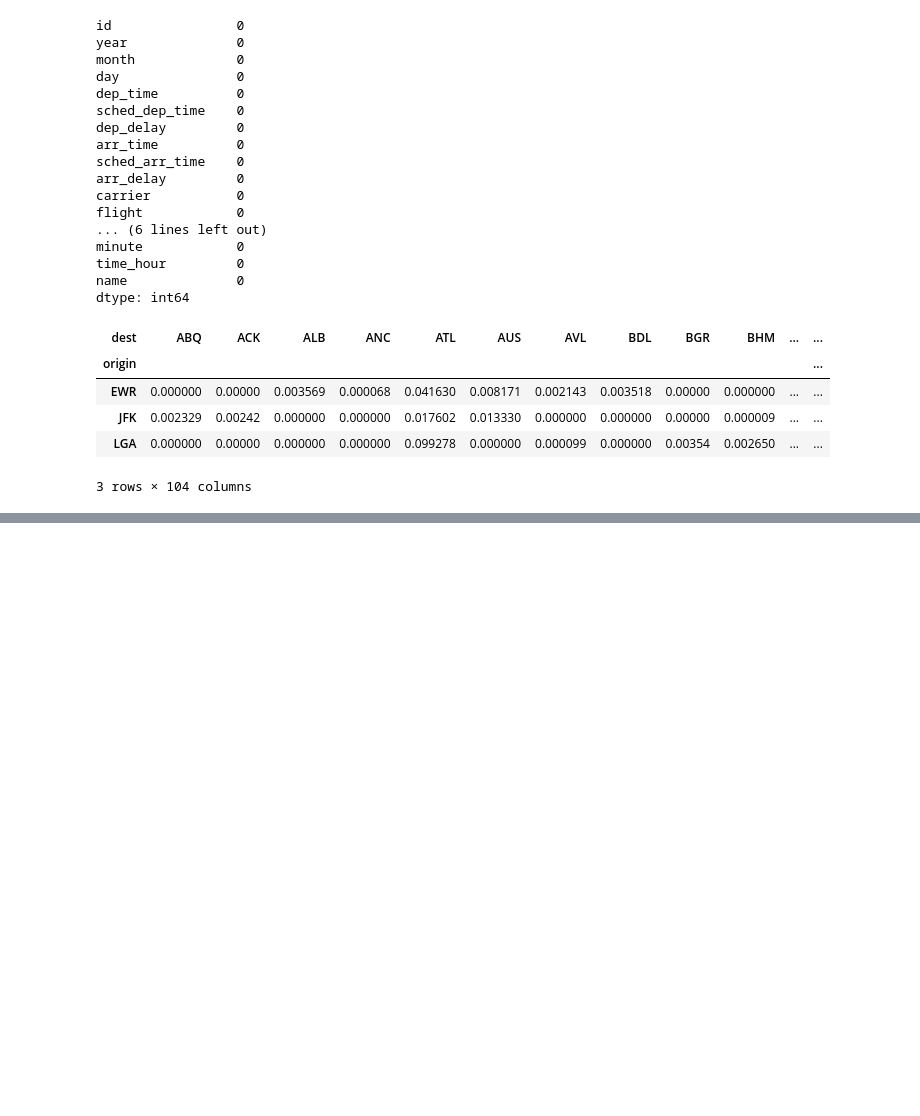
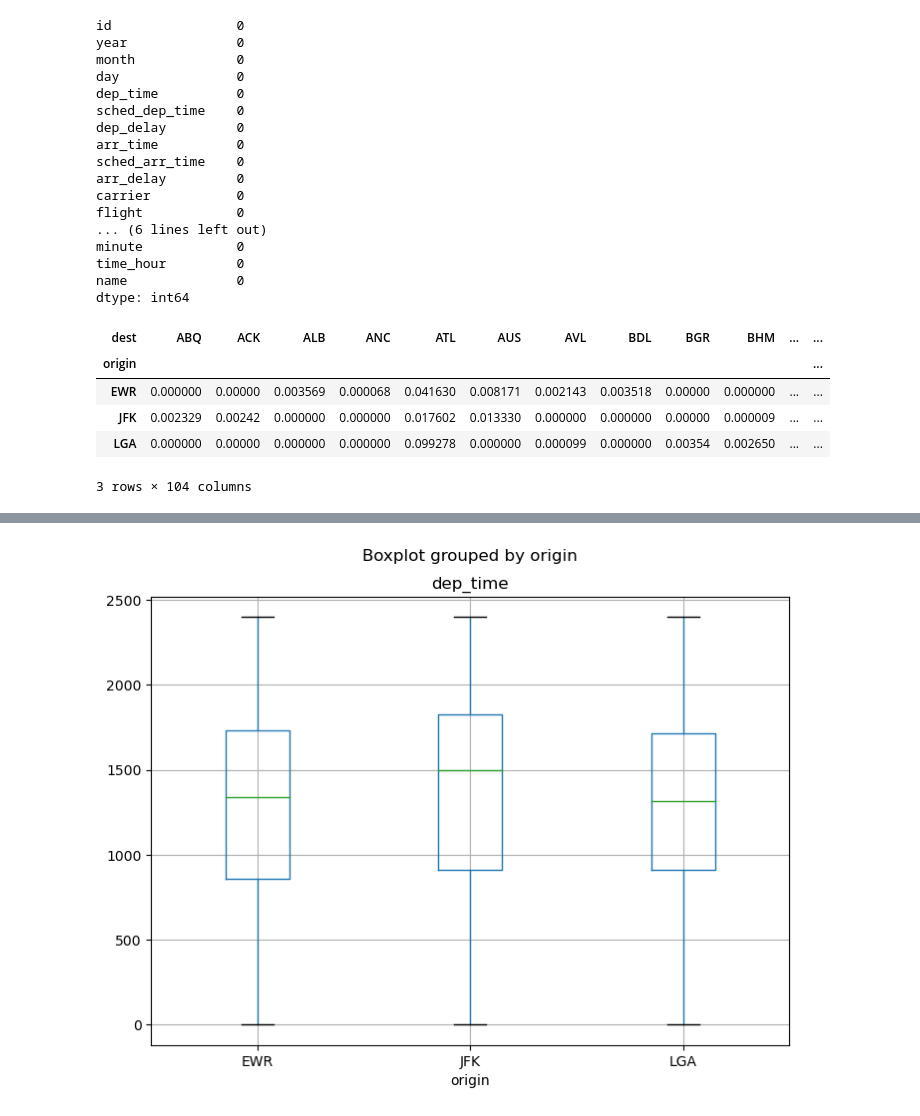
Before and after one commit to mobinghasemi/EDA_on_Flights, a Jupyter notebook: DATASCIENCE2_Ex04_mobin_ghasemi_kurd.ipynb, the cells around one changed output, grey strips where cells are left out. Cells and saved outputs as stored; diff of their text form; code cells hidden in the pictures; blank space fills up the shorter version.

```diff
--- a/DATASCIENCE2_Ex04_mobin_ghasemi_kurd.ipynb
+++ b/DATASCIENCE2_Ex04_mobin_ghasemi_kurd.ipynb
@@ -465,0 +473,6 @@ df["flight"].hist()
+# %%
+df.boxplot(column = "dep_time",
+           by = "origin")
+plt.show()
+# %% [output]
+[figure, added]
```
Also changed, not shown: parts of 18 cells of this notebook.
